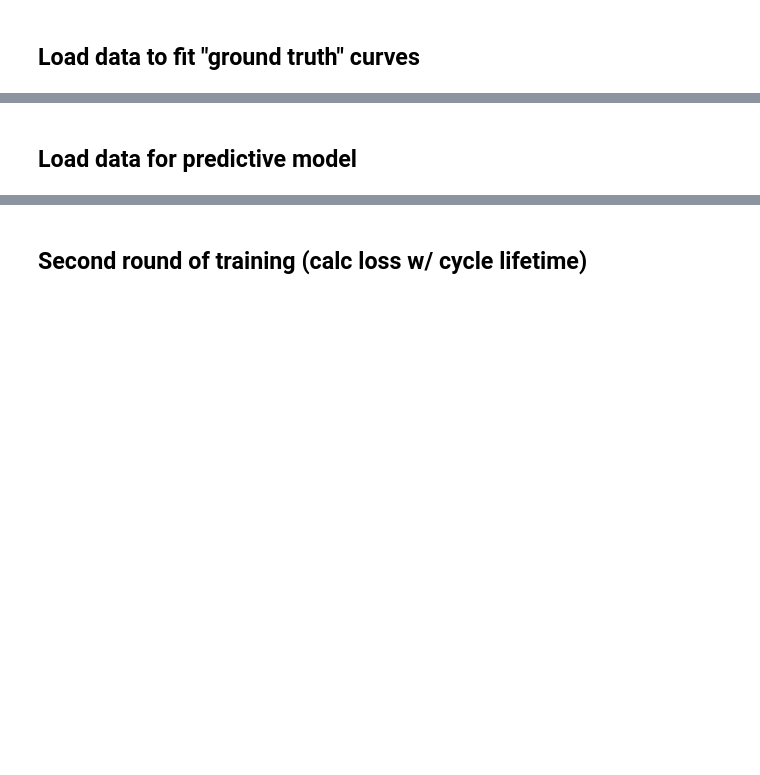
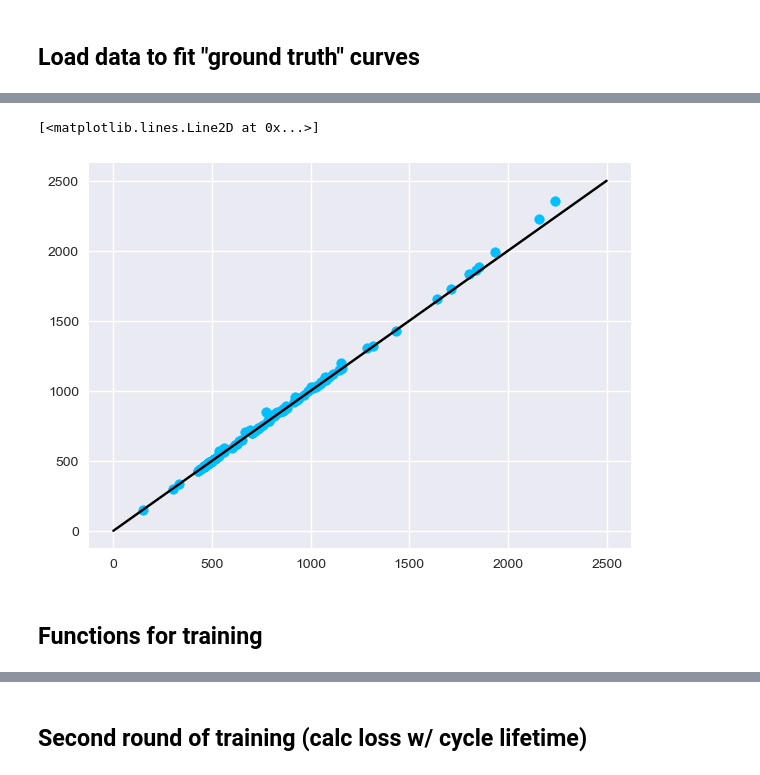
Before and after one commit to nathan99sun/HybridPred, a Jupyter notebook: Physics/curve_fitting_multistage_attn-KY.ipynb, the cells around one changed output, grey strips where cells are left out. Cells and saved outputs as stored; diff of their text form; code cells hidden in the pictures; blank space fills up the shorter version.

```diff
--- a/Physics/curve_fitting_multistage_attn-KY.ipynb
+++ b/Physics/curve_fitting_multistage_attn-KY.ipynb
@@ -57,2 +59,0 @@ for ix,id in enumerate(bat_dict.keys()):
-# %% [markdown]
-## Load data for predictive model
@@ -63,3 +60,13 @@ data = np.loadtxt('./../Data/features4.csv',delimiter=',',skiprows=1) # skip row
+# %%
+# visualize cycle life from fit curves vs. true cycle lives
+fig,ax=plt.subplots(figsize=(7,5))
+ax.scatter(true_cycle_lives,fit_cycle_lives,color="deepskyblue")
+ax.plot(np.linspace(0,2500),np.linspace(0,2500),color="black")
+# %% [output]
+[<matplotlib.lines.Line2D at 0x...>]
+[figure, added]
+# %% [markdown]
+## Functions for training
 # %%
 test_ind = np.array([ 0,  2,  4,  6,  8, 10, 12, 14, 16, 18, 20, 22, 24, 26, 28, 30, 32,
        34, 36, 38, 40, 42, 44, 46, 48, 50, 52, 54, 56, 58, 60, 62, 64, 66,
```
Also changed, not shown: parts of 24 cells of this notebook.
